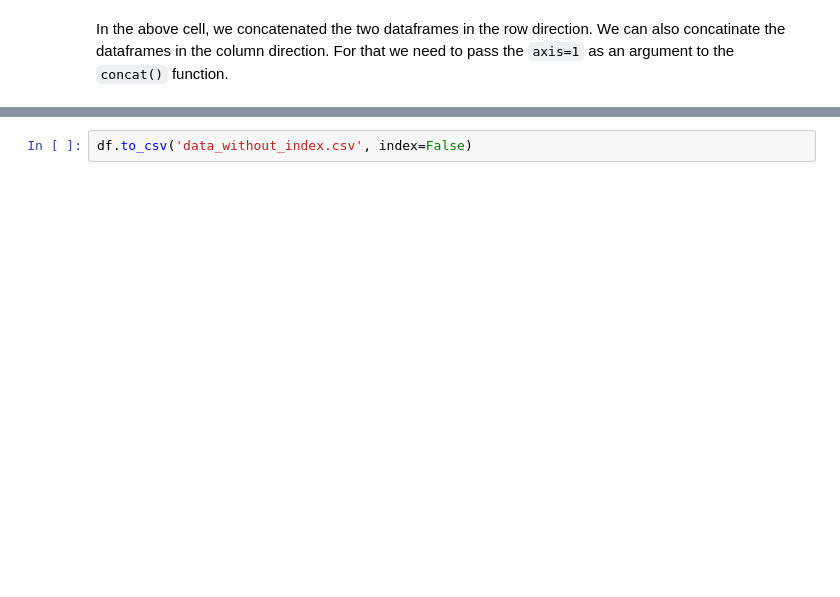
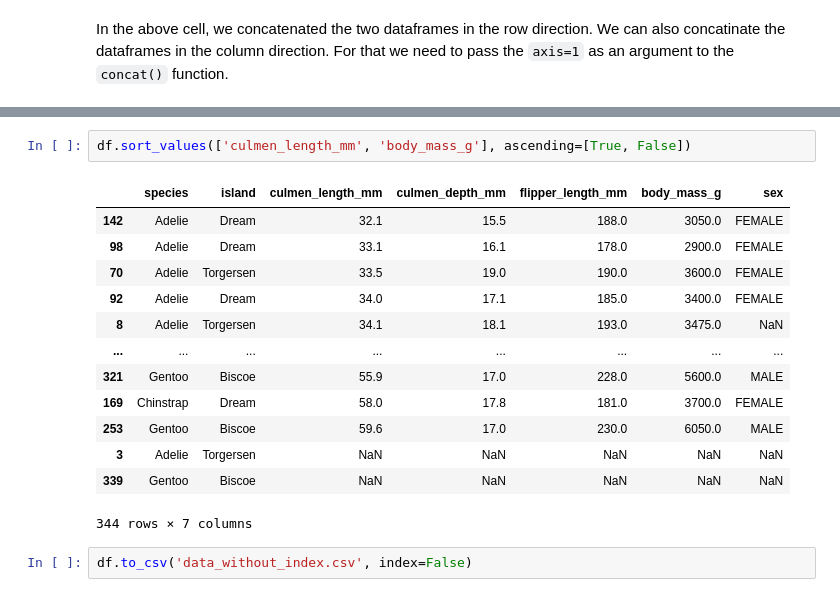
Before and after one commit to kannanjayachandran/Full-Stack-Data-Science, a Jupyter notebook: 03. Python for DS/3. Pandas/Pandas_I.ipynb, the cells around one changed output, grey strips where cells are left out. Drawn from its saved outputs; the diff is of its cells as text; blank space fills up the shorter version.

```diff
--- a/03. Python for DS/3. Pandas/Pandas_I.ipynb
+++ b/03. Python for DS/3. Pandas/Pandas_I.ipynb
@@ -160,2 +378,18 @@ side_by_side_df
+# %%
+df.sort_values(['culmen_length_mm', 'body_mass_g'], ascending=[True, False])
+# %% [output]
+|  | species | island | culmen_length_mm | culmen_depth_mm | flipper_length_mm | body_mass_g | sex |
+| 142 | Adelie | Dream | 32.1 | 15.5 | 188.0 | 3050.0 | FEMALE |
+| 98 | Adelie | Dream | 33.1 | 16.1 | 178.0 | 2900.0 | FEMALE |
+| 70 | Adelie | Torgersen | 33.5 | 19.0 | 190.0 | 3600.0 | FEMALE |
+| 92 | Adelie | Dream | 34.0 | 17.1 | 185.0 | 3400.0 | FEMALE |
+| 8 | Adelie | Torgersen | 34.1 | 18.1 | 193.0 | 3475.0 | NaN |
+| ... | ... | ... | ... | ... | ... | ... | ... |
+| 321 | Gentoo | Biscoe | 55.9 | 17.0 | 228.0 | 5600.0 | MALE |
+| 169 | Chinstrap | Dream | 58.0 | 17.8 | 181.0 | 3700.0 | FEMALE |
+| 253 | Gentoo | Biscoe | 59.6 | 17.0 | 230.0 | 6050.0 | MALE |
+| 3 | Adelie | Torgersen | NaN | NaN | NaN | NaN | NaN |
+| 339 | Gentoo | Biscoe | NaN | NaN | NaN | NaN | NaN |
+344 rows × 7 columns
 # %%
 df.to_csv('data_without_index.csv', index=False)
```
Also changed, not shown: parts of 25 cells of this notebook, 2 other files.
